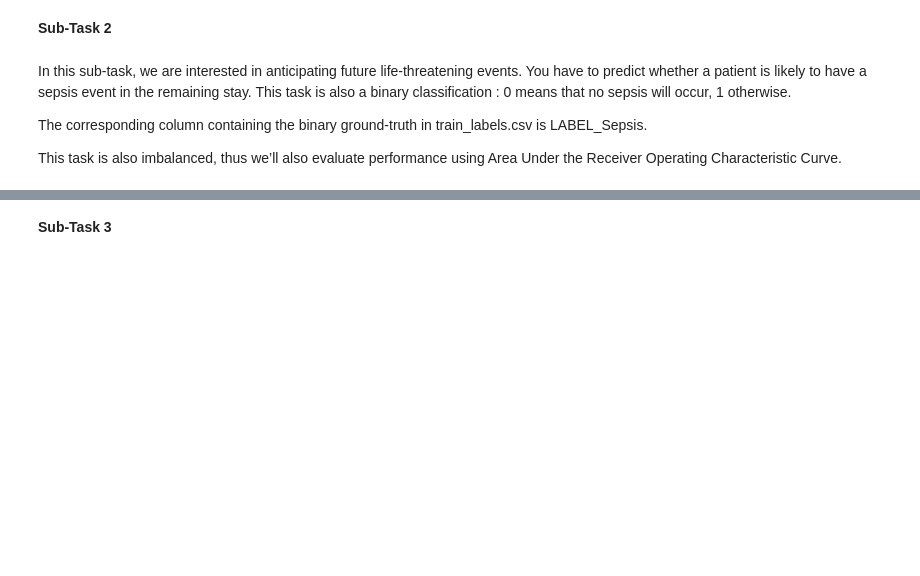
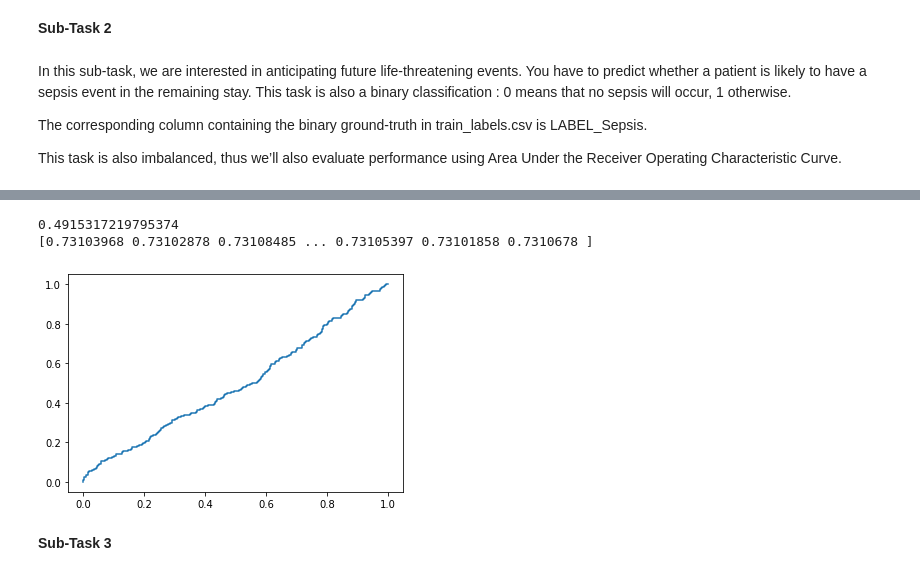
Before and after one commit to jonarivado/IML-Projects, a Jupyter notebook: Task 2/main2.ipynb, the cells around one changed output, grey strips where cells are left out. Cells and saved outputs as stored; diff of their text form; code cells hidden in the pictures; blank space fills up the shorter version.

Commit message:
work on task 2

```diff
--- a/Task 2/main2.ipynb
+++ b/Task 2/main2.ipynb
@@ -108,3 +136,24 @@ print(roc_auc_score(y_val_2, y_pred_2))
+# %%
+# labels needed for sub-task 2
+labels_2 = training_labels[['LABEL_Sepsis']]
+
+# split training data into training and validation set
+X_train_2, X_val_2, y_train_2, y_val_2 = train_test_split(imputed_training_features, labels_2, test_size= 0.2, random_state=None, shuffle=False)
+
+clf_2 = SVC(max_iter=10000, tol=1e-3, probability=True)
+
+clf_2.fit(X_train_2, y_train_2)
+y_pred_2_temp = clf_2.decision_function(X_val_2)
+y_pred_2 = 1/(1 + np.exp(y_pred_2_temp))
+fpr, tpr, thresholds = metrics.roc_curve(y_val_2, y_pred_2)
+plt.plot(fpr, tpr)
+print(roc_auc_score(y_val_2, y_pred_2))
+
+print(y_pred_2)
+# %% [output]
+0.4915317219795374
+[0.73103968 0.73102878 0.73108485 ... 0.73105397 0.73101858 0.7310678 ]
+[figure, added]
 # %% [markdown]
 **Sub-Task 3**
 # %% [markdown]
```
Also changed, not shown: parts of 4 cells of this notebook, 5 other files.
